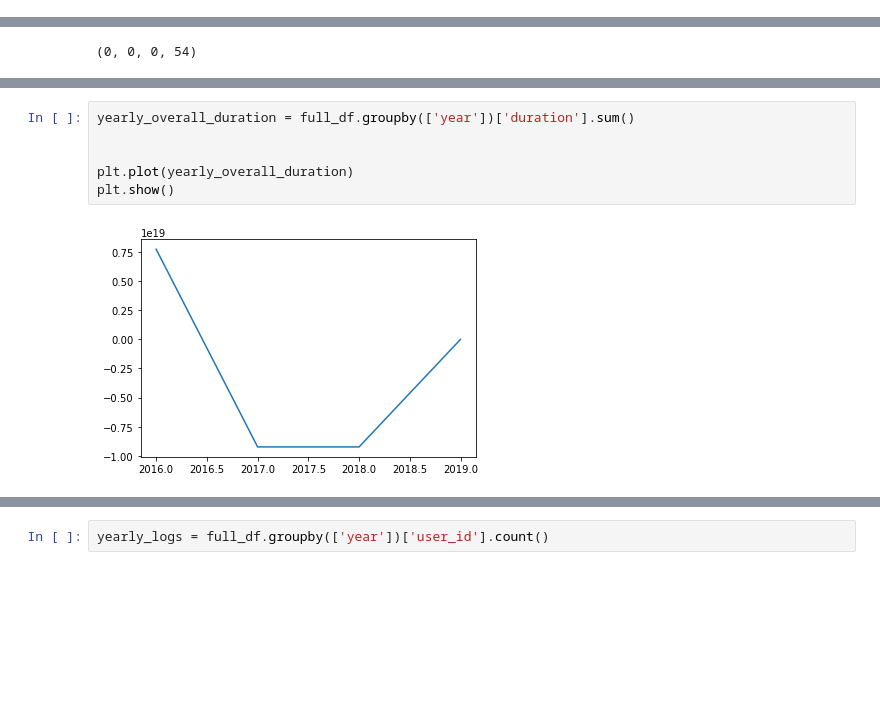
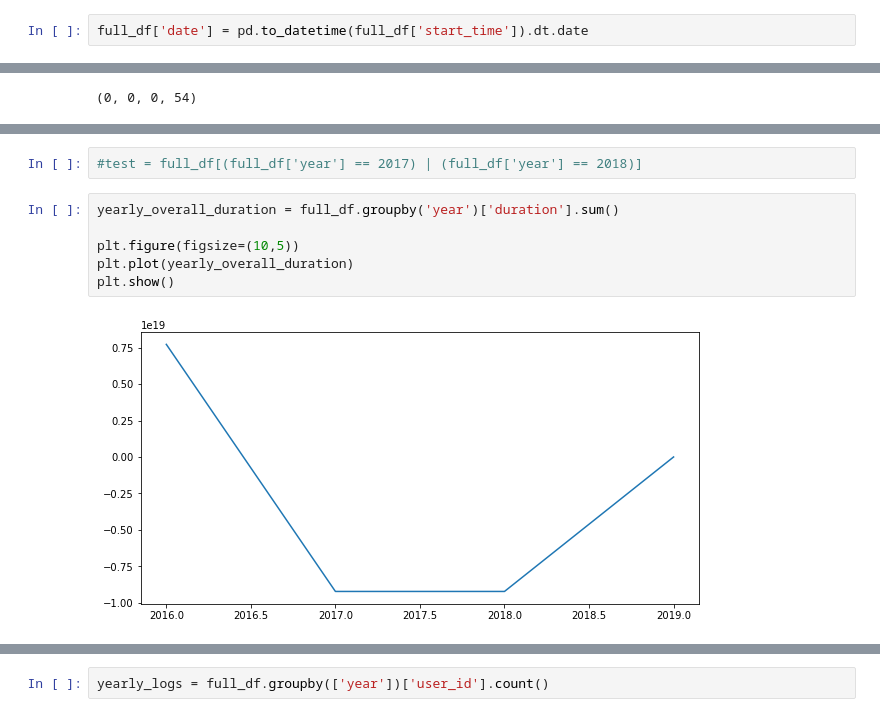
Before and after one commit to astenast/Smartphone_User_Engagement, a Jupyter notebook: Data Preprocessing.ipynb, the cells around one changed output, grey strips where cells are left out. Drawn from its saved outputs; the diff is of its cells as text; blank space fills up the shorter version.

```diff
--- a/Data Preprocessing.ipynb
+++ b/Data Preprocessing.ipynb
@@ -51,4 +54,6 @@ full_df['Day'] = pd.to_datetime(full_df['start_time']).dt.strftime('%A') #day nu
 full_df['hour'] = pd.to_datetime(full_df['start_time']).dt.hour
 full_df['minute'] = pd.to_datetime(full_df['start_time']).dt.minute
 full_df['second'] = pd.to_datetime(full_df['start_time']).dt.second
+# %%
+full_df['date'] = pd.to_datetime(full_df['start_time']).dt.date
 # %%
@@ -158,8 +129,10 @@ plt.show()
+# %%
+#test = full_df[(full_df['year'] == 2017) | (full_df['year'] == 2018)]
 # %%
-yearly_overall_duration = full_df.groupby(['year'])['duration'].sum()
+yearly_overall_duration = full_df.groupby('year')['duration'].sum()
 
-
+plt.figure(figsize=(10,5))
 plt.plot(yearly_overall_duration)
 plt.show()
 # %% [output]
-[figure, old version]
+[figure, new version]
```
Also changed, not shown: parts of 34 cells of this notebook.
